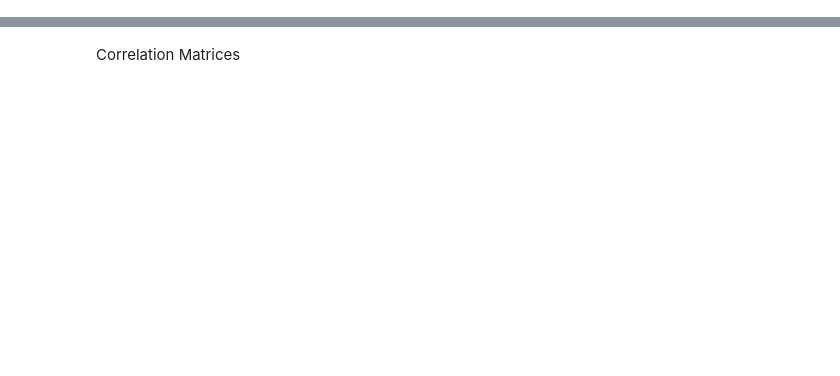
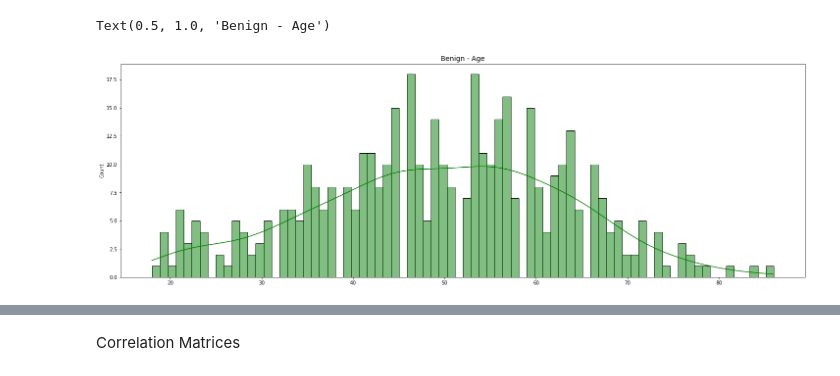
Before and after one commit to TheScorpoi/faa-mammographic, a Jupyter notebook: src/main.ipynb, the cells around one changed output, grey strips where cells are left out. Cells and saved outputs as stored; diff of their text form; code cells hidden in the pictures; blank space fills up the shorter version.

```diff
--- a/src/main.ipynb
+++ b/src/main.ipynb
@@ -25,11 +48,15 @@ print('Malignant: ', round(data['Severity'].value_counts()[1]/len(data) * 100,2)
 # %%
 age_benign = data.Age[data.Severity == 0].values
 
+bins = int(data['Age'].max()) - int(data['Age'].min())
 
 plt.figure(figsize=(25,8))
 
-sns.histplot(age_benign, bins=1, kde=True, color='green', label='Benign')
+sns.histplot(age_benign, bins=bins, kde=True, color='green', label='Benign')
 plt.title('Benign - Age', fontsize=14)
+# %% [output]
+Text(0.5, 1.0, 'Benign - Age')
+[figure, added]
 # %%
 age_malign = data.Age[data.Severity == 1].values
 
```
Also changed, not shown: parts of 5 cells of this notebook.
